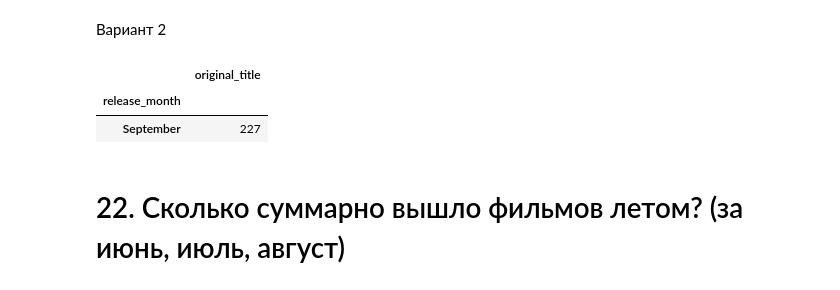
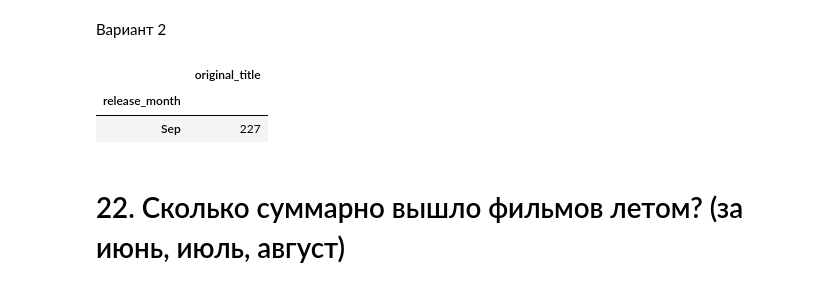
Before and after one commit to stordev/skillfactory-stor, a Jupyter notebook: module_1/Movies_IMBD.ipynb, the cells around one changed output. Saved outputs shown, nothing was run; the diff lists cells and outputs as text; code cells hidden in the pictures.

```diff
--- a/module_1/Movies_IMBD.ipynb
+++ b/module_1/Movies_IMBD.ipynb
@@ -248,6 +248,7 @@ Name: revenue, dtype: int64
 # %%
 answers['21'] = 'Сентябрь'
 # %%
+data.loc[:, 'release_month'] = data['release_date'].dt.month_name()
 data.groupby('release_month')['imdb_id'] \
     .agg('count').sort_values().tail(1)
 # %% [output]
@@ -256,13 +257,16 @@ September    227
 Name: imdb_id, dtype: int64
 # %% [markdown]
 Вариант 2
-# %%
-pd.pivot_table(data, index=['release_month'], values=['original_title'], aggfunc='count') \
-    .sort_values('original_title', ascending=False).head(1)
-# %% [output]
-|  | original_title |
-| release_month |  |
-| September | 227 |
+# %%
+months = pd.Series(['Jan ', 'Feb', 'Mar ', 'Apr', 'May', 'Jun', 'Jul', 'Aug', 'Sep', 'Oct', 'Nov', 'Dec'], index=['01', '02', '03', '04', '05', '06', '07', '08', '09', '10', '11', '12'])
+
+data.loc[:, 'release_month'] = data['release_date'].map(lambda x : months[str(x).split('-')[1]])
+pd.pivot_table(data, index=['release_month'], values=['original_title'], aggfunc='count') \
+    .sort_values('original_title', ascending=False).head(1)
+# %% [output]
+|  | original_title |
+| release_month |  |
+| Sep | 227 |
 # %% [markdown]
 # 22. Сколько суммарно вышло фильмов летом? (за июнь, июль, август)
 # %%
```
Also changed, not shown: parts of 5 cells of this notebook.
